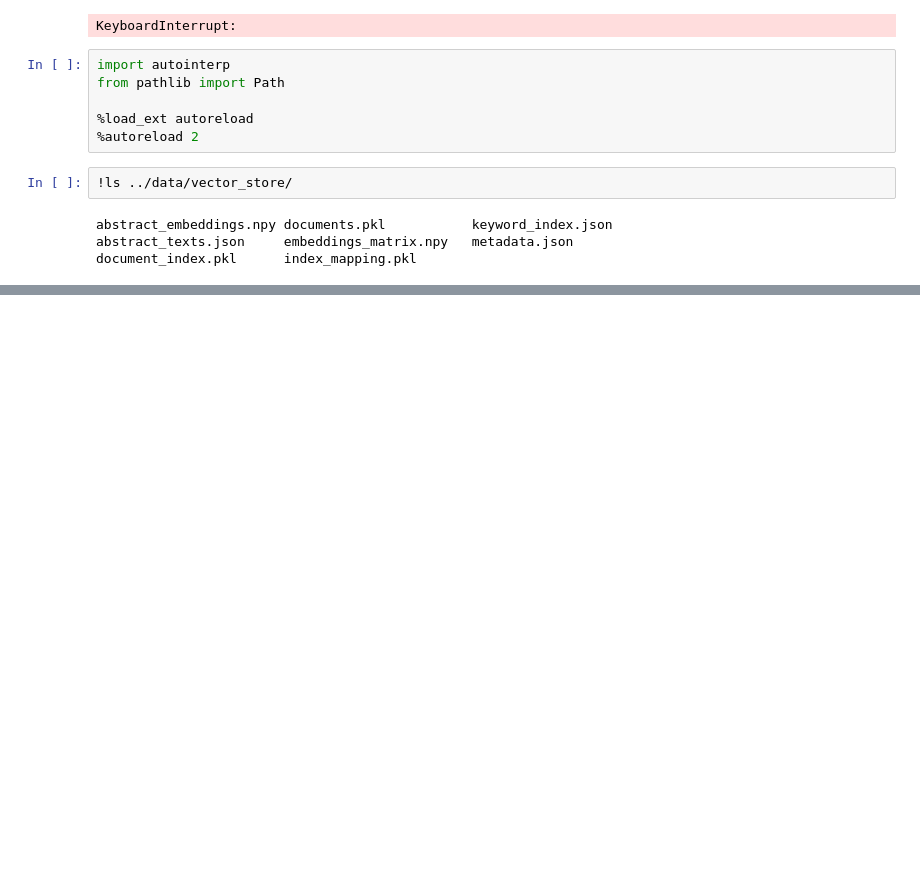
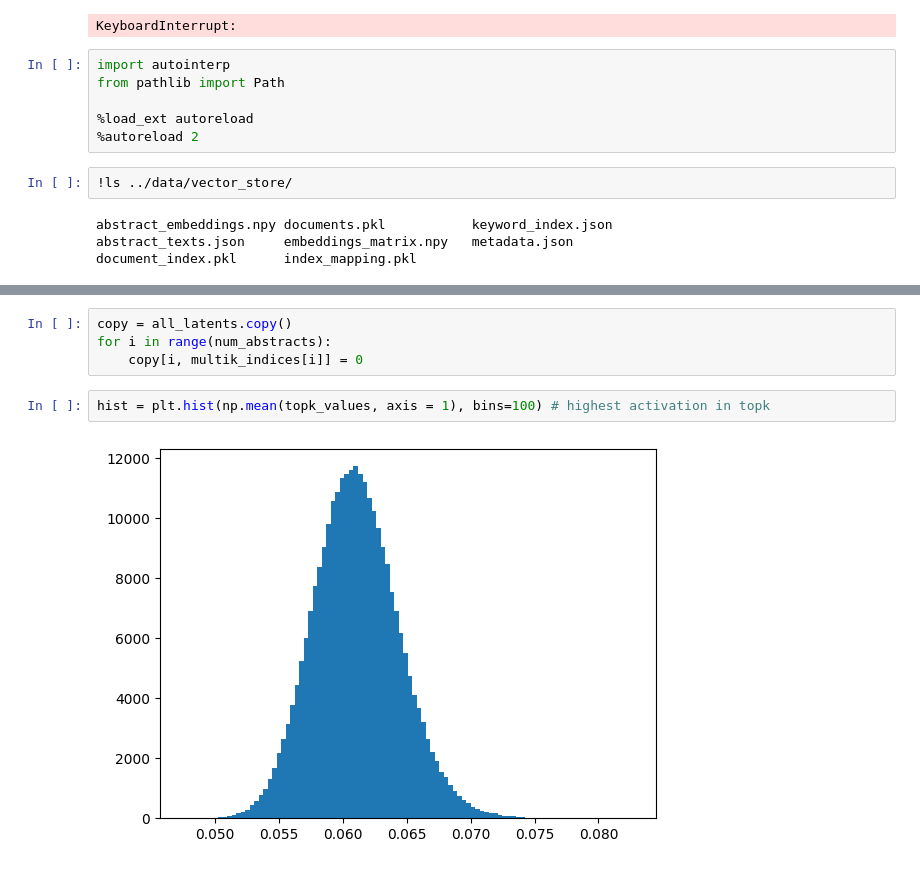
Before and after one commit to jsalt2024-evaluating-llms-for-astronomy/retrieval, a Jupyter notebook: saerch/christine.ipynb, the cells around one changed output, grey strips where cells are left out. Drawn from its saved outputs; the diff is of its cells as text; blank space fills up the shorter version.

```diff
--- a/saerch/christine.ipynb
+++ b/saerch/christine.ipynb
@@ -211,0 +314,8 @@ top_abstracts, zero_abstracts = analyzer.get_feature_activations(num_samples)
+# %%
+copy = all_latents.copy()
+for i in range(num_abstracts):
+    copy[i, multik_indices[i]] = 0
+# %%
+hist = plt.hist(np.mean(topk_values, axis = 1), bins=100) # highest activation in topk
+# %% [output]
+[figure, added]
```
Also changed, not shown: parts of 23 cells of this notebook, 32 other files.
